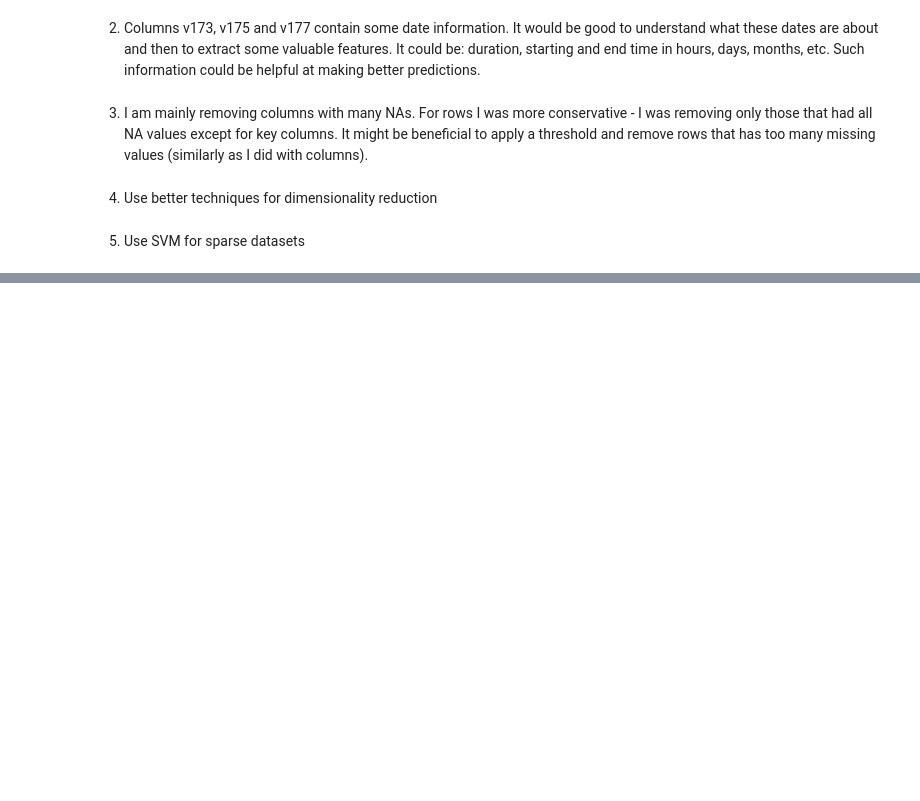
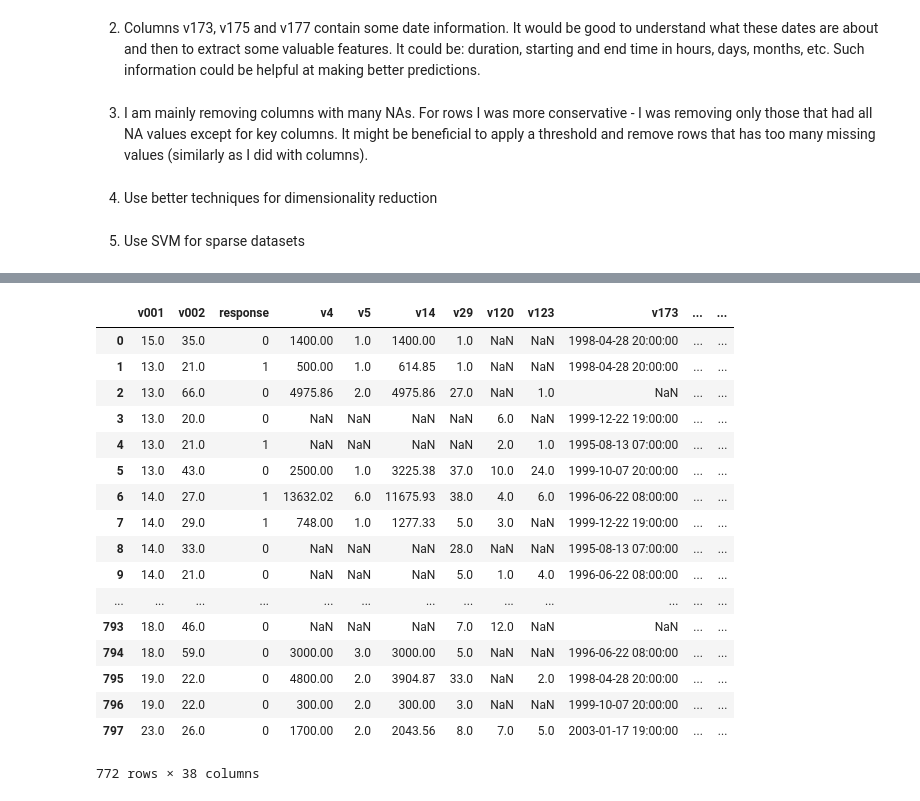
Before and after one commit to veksel1/ft_ds_case, a Jupyter notebook: ft_ds_case.ipynb, the cells around one changed output, grey strips where cells are left out. Saved outputs shown, nothing was run; the diff lists cells and outputs as text; code cells hidden in the pictures; blank space fills up the shorter version.

Commit message:
+dropped key-columns; +replaced_commas_with_dots; +converted string to floats

```diff
--- a/ft_ds_case.ipynb
+++ b/ft_ds_case.ipynb
@@ -149,0 +162,11 @@ element count:  31160
+# %%
+dataset_full = dataset_full.applymap(replace_commas_with_dots_in_string)
+# %%
+#function to convert floats stored as string to floats
+def convert_floats_in_string_to_floats(element):
+    if type(element) == str or type(element) == int:
+        try:
+            return float(element)
+        except (ValueError, TypeError):
+            return element
+    return element
@@ -149,0 +175,2 @@ element count:  31160
+# %%
+columns_to_convert = get_col_names_without_target_and_keys(dataset_full)
@@ -150,3 +179,5 @@ element count:  31160
+# %%
+dataset_full.loc[:,columns_to_convert] = (dataset_full[columns_to_convert]).applymap(convert_floats_in_string_to_floats)
 # %% [markdown]
 **_2) Imputing remaining missing values_**
 # %% [markdown]
@@ -522,0 +457,21 @@ col_names_no_key_no_target
+# %%
+dataset_full
+# %% [output]
+|  | v001 | v002 | response | v4 | v5 | v14 | v29 | v120 | v123 | v173 | ... | ... |
+| 0 | 15.0 | 35.0 | 0 | 1400.00 | 1.0 | 1400.00 | 1.0 | NaN | NaN | 1998-04-28 20:00:00 | ... | ... |
+| 1 | 13.0 | 21.0 | 1 | 500.00 | 1.0 | 614.85 | 1.0 | NaN | NaN | 1998-04-28 20:00:00 | ... | ... |
+| 2 | 13.0 | 66.0 | 0 | 4975.86 | 2.0 | 4975.86 | 27.0 | NaN | 1.0 | NaN | ... | ... |
+| 3 | 13.0 | 20.0 | 0 | NaN | NaN | NaN | NaN | 6.0 | NaN | 1999-12-22 19:00:00 | ... | ... |
+| 4 | 13.0 | 21.0 | 1 | NaN | NaN | NaN | NaN | 2.0 | 1.0 | 1995-08-13 07:00:00 | ... | ... |
+| 5 | 13.0 | 43.0 | 0 | 2500.00 | 1.0 | 3225.38 | 37.0 | 10.0 | 24.0 | 1999-10-07 20:00:00 | ... | ... |
+| 6 | 14.0 | 27.0 | 1 | 13632.02 | 6.0 | 11675.93 | 38.0 | 4.0 | 6.0 | 1996-06-22 08:00:00 | ... | ... |
+| 7 | 14.0 | 29.0 | 1 | 748.00 | 1.0 | 1277.33 | 5.0 | 3.0 | NaN | 1999-12-22 19:00:00 | ... | ... |
+| 8 | 14.0 | 33.0 | 0 | NaN | NaN | NaN | 28.0 | NaN | NaN | 1995-08-13 07:00:00 | ... | ... |
+| 9 | 14.0 | 21.0 | 0 | NaN | NaN | NaN | 5.0 | 1.0 | 4.0 | 1996-06-22 08:00:00 | ... | ... |
+| ... | ... | ... | ... | ... | ... | ... | ... | ... | ... | ... | ... | ... |
+| 793 | 18.0 | 46.0 | 0 | NaN | NaN | NaN | 7.0 | 12.0 | NaN | NaN | ... | ... |
+| 794 | 18.0 | 59.0 | 0 | 3000.00 | 3.0 | 3000.00 | 5.0 | NaN | NaN | 1996-06-22 08:00:00 | ... | ... |
+| 795 | 19.0 | 22.0 | 0 | 4800.00 | 2.0 | 3904.87 | 33.0 | NaN | 2.0 | 1998-04-28 20:00:00 | ... | ... |
+| 796 | 19.0 | 22.0 | 0 | 300.00 | 2.0 | 300.00 | 3.0 | NaN | NaN | 1999-10-07 20:00:00 | ... | ... |
+| 797 | 23.0 | 26.0 | 0 | 1700.00 | 2.0 | 2043.56 | 8.0 | 7.0 | 5.0 | 2003-01-17 19:00:00 | ... | ... |
+772 rows × 38 columns
```
Also changed, not shown: parts of 57 cells of this notebook, 2 other files.
